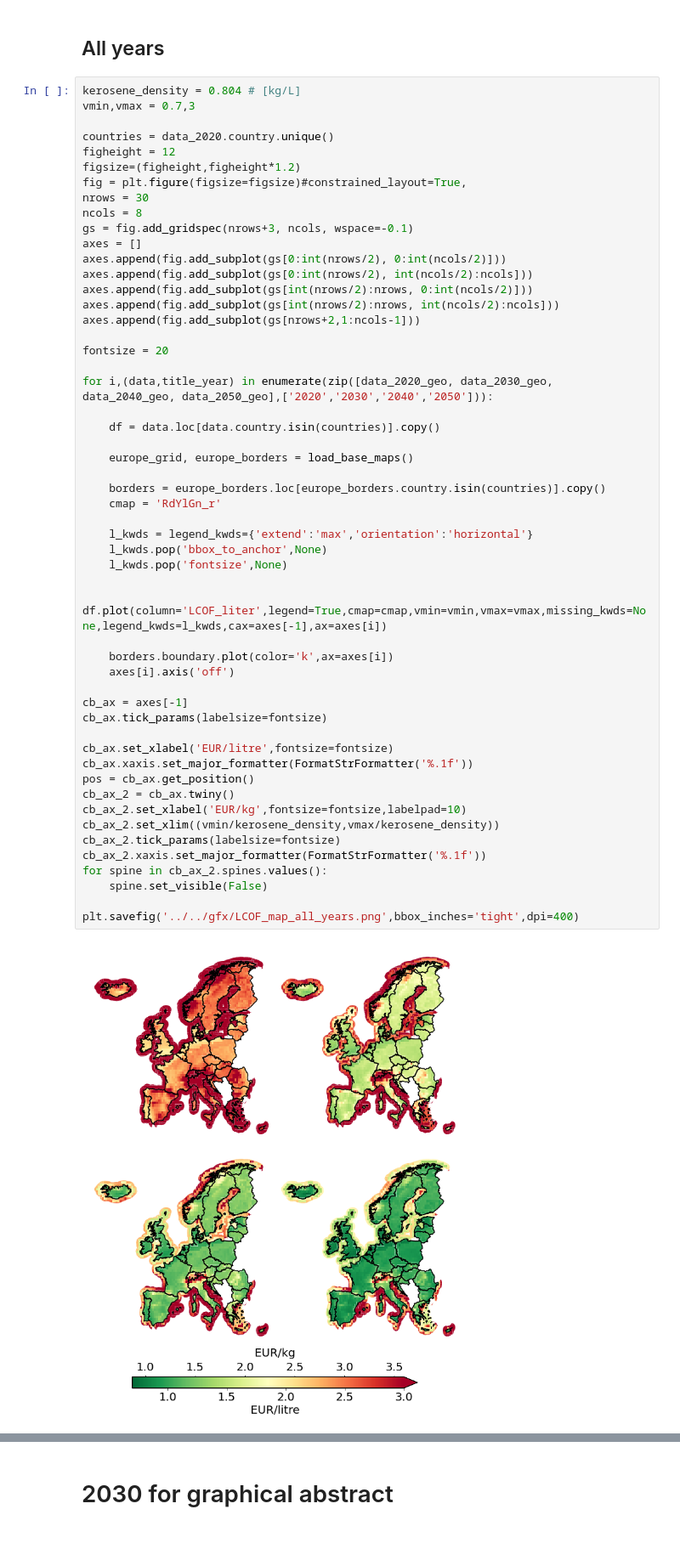
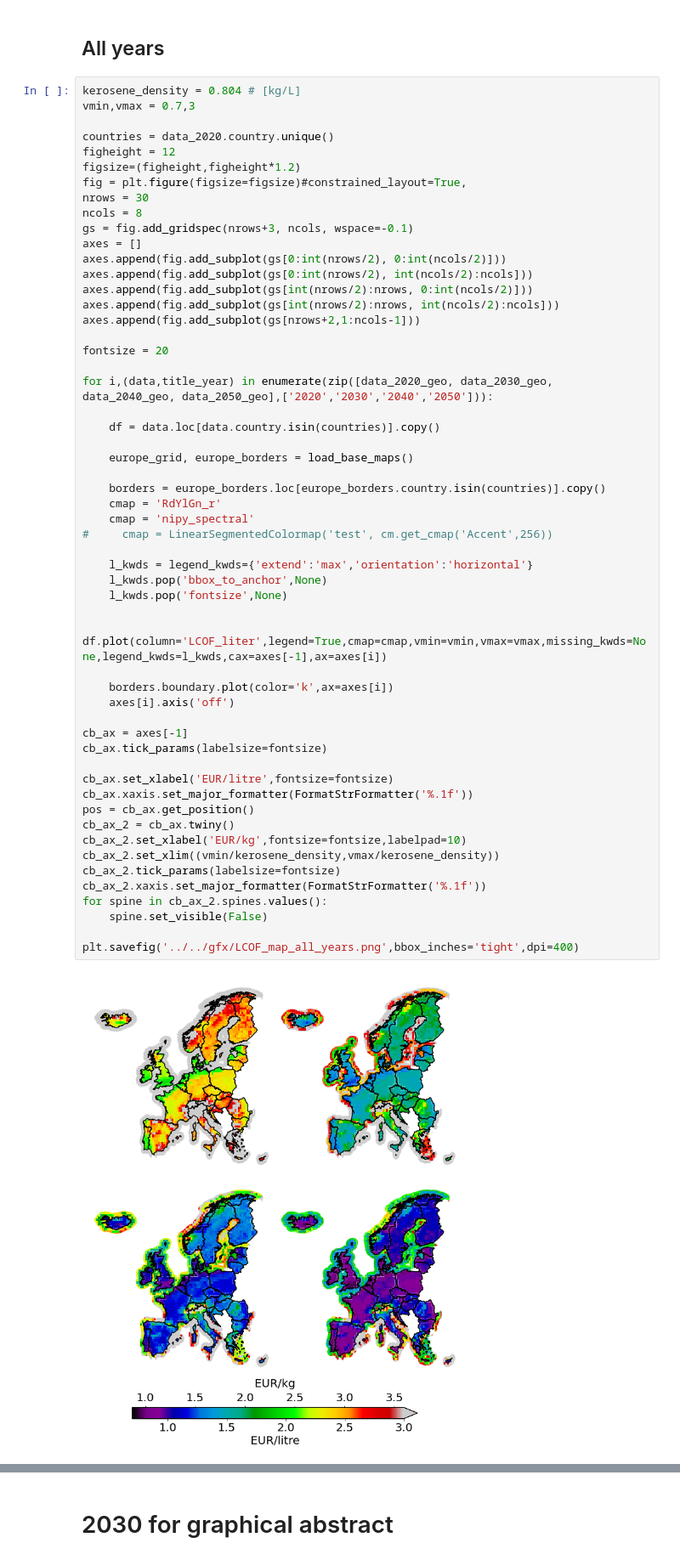
Before and after one commit to kwdseymour/EuroSAFs, a Jupyter notebook: scripts/analysis/lcof_maps.ipynb, the cells around one changed output, grey strips where cells are left out. Shown at 85% size. Cells and saved outputs as stored; diff of their text form.

Commit message:
Change lcof map grid figure to cyclic colormap

```diff
--- a/scripts/analysis/lcof_maps.ipynb
+++ b/scripts/analysis/lcof_maps.ipynb
@@ -173,31 +173,33 @@ for i,(data,title_year) in enumerate(zip([data_2020_geo, data_2030_geo, data_204
     europe_grid, europe_borders = load_base_maps()
 
     borders = europe_borders.loc[europe_borders.country.isin(countries)].copy()
     cmap = 'RdYlGn_r'
+    cmap = 'nipy_spectral'
+#     cmap = LinearSegmentedColormap('test', cm.get_cmap('Accent',256))
 
     l_kwds = legend_kwds={'extend':'max','orientation':'horizontal'}
     l_kwds.pop('bbox_to_anchor',None)
     l_kwds.pop('fontsize',None)
 
     df.plot(column='LCOF_liter',legend=True,cmap=cmap,vmin=vmin,vmax=vmax,missing_kwds=None,legend_kwds=l_kwds,cax=axes[-1],ax=axes[i])
 
     borders.boundary.plot(color='k',ax=axes[i])
     axes[i].axis('off')
 
 cb_ax = axes[-1]
 cb_ax.tick_params(labelsize=fontsize)
 
 cb_ax.set_xlabel('EUR/litre',fontsize=fontsize)
 cb_ax.xaxis.set_major_formatter(FormatStrFormatter('%.1f'))
 pos = cb_ax.get_position()
 cb_ax_2 = cb_ax.twiny()
 cb_ax_2.set_xlabel('EUR/kg',fontsize=fontsize,labelpad=10)
 cb_ax_2.set_xlim((vmin/kerosene_density,vmax/kerosene_density))
 cb_ax_2.tick_params(labelsize=fontsize)
 cb_ax_2.xaxis.set_major_formatter(FormatStrFormatter('%.1f'))
 for spine in cb_ax_2.spines.values():
     spine.set_visible(False)
 
 plt.savefig('../../gfx/LCOF_map_all_years.png',bbox_inches='tight',dpi=400)
 # %% [output]
-[figure, old version]
+[figure, new version]
```
Also changed, not shown: parts of 4 cells of this notebook, 1 other file.
